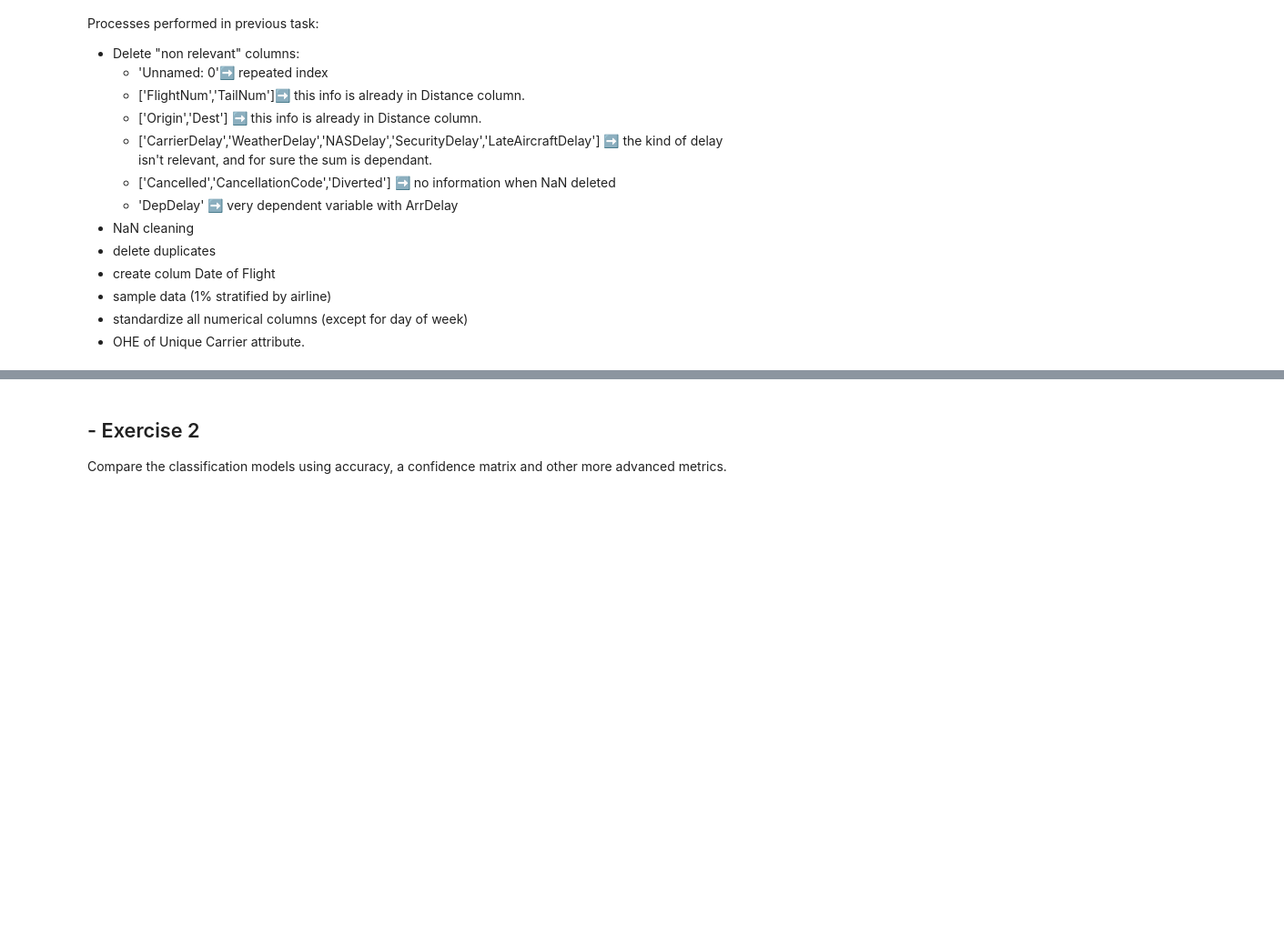
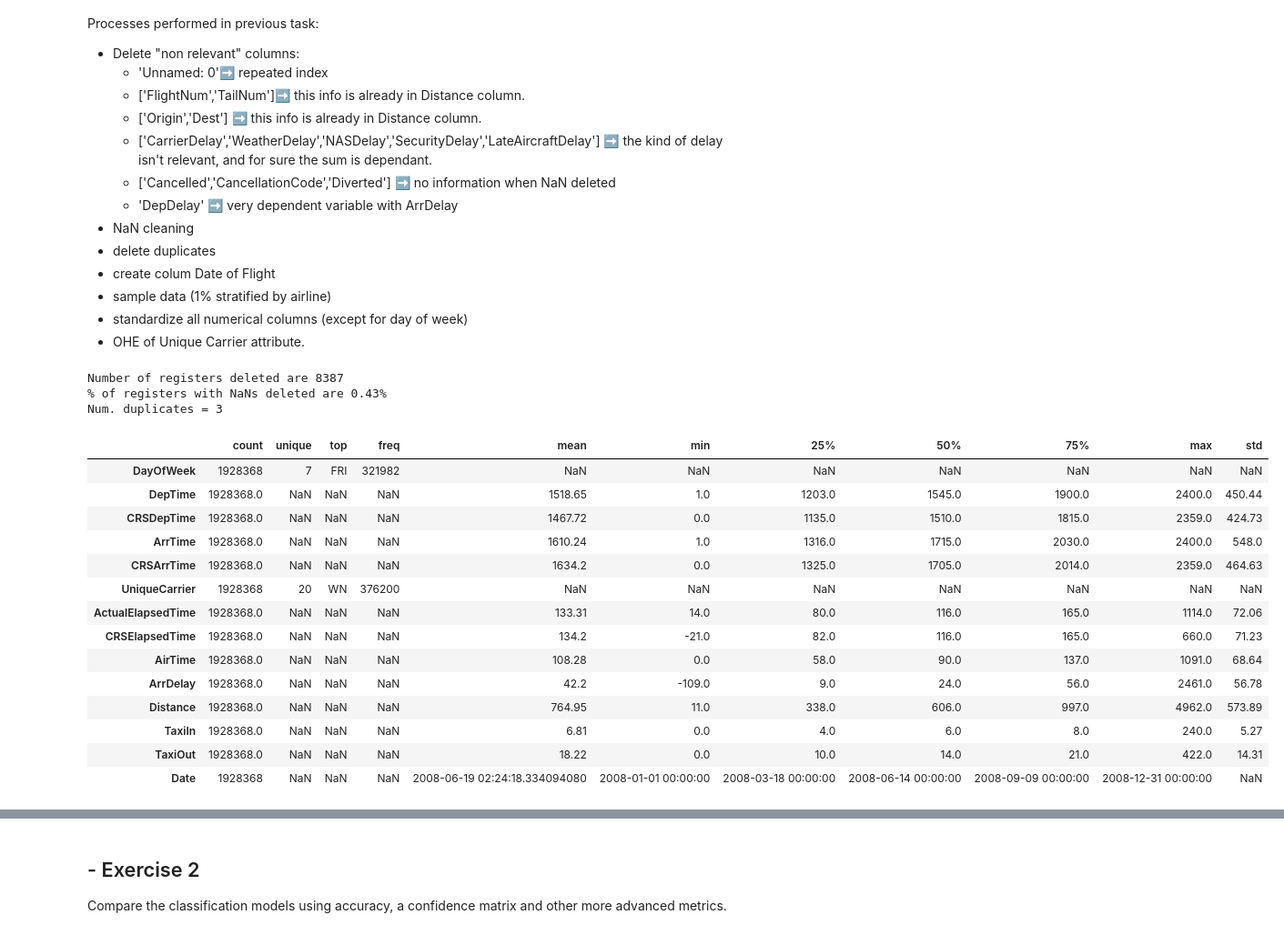
Before and after one commit to Javier-Alfonso-DS/S10T01_Supervised_Learning_Classification, a Jupyter notebook: S10_T01_Supervised_Learning_Classification.ipynb, the cells around one changed output, grey strips where cells are left out. Shown: that part at 91% size. Saved outputs shown, nothing was run; the diff lists cells and outputs as text; code cells hidden in the pictures; blank space fills up the shorter version.

Commit message:
table test

```diff
--- a/S10_T01_Supervised_Learning_Classification.ipynb
+++ b/S10_T01_Supervised_Learning_Classification.ipynb
@@ -106,19 +122,18 @@ try:
     df = df.drop(columns='DepDelay')
 except:
     print("Columns already deleted")
-display(df.head())
 
 # Drop all NaNs (as explained in S0901, the % of NaNs is very little in all the columns (0.4% max).   )
 list_cols = df.columns
 array_cols = list_cols.values
 NumTotalRegisters = df.shape[0]
 df = df.dropna(subset=array_cols)
-display(print(f"Number of registers deleted are {NumTotalRegisters-df.shape[0]}"))
-display(print(f"% of registers with NaNs deleted are {((NumTotalRegisters-df.shape[0])/NumTotalRegisters)*100:.2f}%"))
+print(f"Number of registers deleted are {NumTotalRegisters-df.shape[0]}")
+print(f"% of registers with NaNs deleted are {((NumTotalRegisters-df.shape[0])/NumTotalRegisters)*100:.2f}%")
 
 # Delete duplicates
 index_dupl_df = df.duplicated()
-display(print("Num. duplicates =", index_dupl_df.sum()))
+print("Num. duplicates =", index_dupl_df.sum())
 # As there are very few duplicates, we took them off.
 df.drop_duplicates(inplace= True)
 
@@ -128,8 +143,30 @@ try:
     df['Date'] = pd.to_datetime(df.Year.astype(str)+'-'+ df.Month.astype(str)+'-'+ df.DayofMonth.astype(str))
     df = df.drop(columns=['Year','Month','DayofMonth'])
 except:
-    display(print("Date column already created and columns Year, Month & DayofMonth already deleted"))
+    print("Date column already created and columns Year, Month & DayofMonth already deleted")
 
 # Replace number day of week to string for later graphic use
-df = df.DayOfWeek.replace({"1":"MON","2":"TUE","3":"WED","4":"THU","5":"FRI","6":"SAT","7":"SUN"})
-df.head()
+df.DayOfWeek = df.DayOfWeek.replace({1:"MON",2:"TUE",3:"WED",4:"THU",5:"FRI",6:"SAT",7:"SUN"})
+# %% [output]
+Number of registers deleted are 8387
+% of registers with NaNs deleted are 0.43%
+Num. duplicates = 3
+# %%
+# Description of preprocessed dataframe
+display(df.describe(include='all',datetime_is_numeric=True).round(2).T)
+# %% [output]
+|  | count | unique | top | freq | mean | min | 25% | 50% | 75% | max | std |
+| DayOfWeek | 1928368 | 7 | FRI | 321982 | NaN | NaN | NaN | NaN | NaN | NaN | NaN |
+| DepTime | 1928368.0 | NaN | NaN | NaN | 1518.65 | 1.0 | 1203.0 | 1545.0 | 1900.0 | 2400.0 | 450.44 |
+| CRSDepTime | 1928368.0 | NaN | NaN | NaN | 1467.72 | 0.0 | 1135.0 | 1510.0 | 1815.0 | 2359.0 | 424.73 |
+| ArrTime | 1928368.0 | NaN | NaN | NaN | 1610.24 | 1.0 | 1316.0 | 1715.0 | 2030.0 | 2400.0 | 548.0 |
+| CRSArrTime | 1928368.0 | NaN | NaN | NaN | 1634.2 | 0.0 | 1325.0 | 1705.0 | 2014.0 | 2359.0 | 464.63 |
+| UniqueCarrier | 1928368 | 20 | WN | 376200 | NaN | NaN | NaN | NaN | NaN | NaN | NaN |
+| ActualElapsedTime | 1928368.0 | NaN | NaN | NaN | 133.31 | 14.0 | 80.0 | 116.0 | 165.0 | 1114.0 | 72.06 |
+| CRSElapsedTime | 1928368.0 | NaN | NaN | NaN | 134.2 | -21.0 | 82.0 | 116.0 | 165.0 | 660.0 | 71.23 |
+| AirTime | 1928368.0 | NaN | NaN | NaN | 108.28 | 0.0 | 58.0 | 90.0 | 137.0 | 1091.0 | 68.64 |
+| ArrDelay | 1928368.0 | NaN | NaN | NaN | 42.2 | -109.0 | 9.0 | 24.0 | 56.0 | 2461.0 | 56.78 |
+| Distance | 1928368.0 | NaN | NaN | NaN | 764.95 | 11.0 | 338.0 | 606.0 | 997.0 | 4962.0 | 573.89 |
+| TaxiIn | 1928368.0 | NaN | NaN | NaN | 6.81 | 0.0 | 4.0 | 6.0 | 8.0 | 240.0 | 5.27 |
+| TaxiOut | 1928368.0 | NaN | NaN | NaN | 18.22 | 0.0 | 10.0 | 14.0 | 21.0 | 422.0 | 14.31 |
+| Date | 1928368 | NaN | NaN | NaN | 2008-06-19 02:24:18.334094080 | 2008-01-01 00:00:00 | 2008-03-18 00:00:00 | 2008-06-14 00:00:00 | 2008-09-09 00:00:00 | 2008-12-31 00:00:00 | NaN |
```
Also changed, not shown: parts of 2 cells of this notebook, 1 other file.
